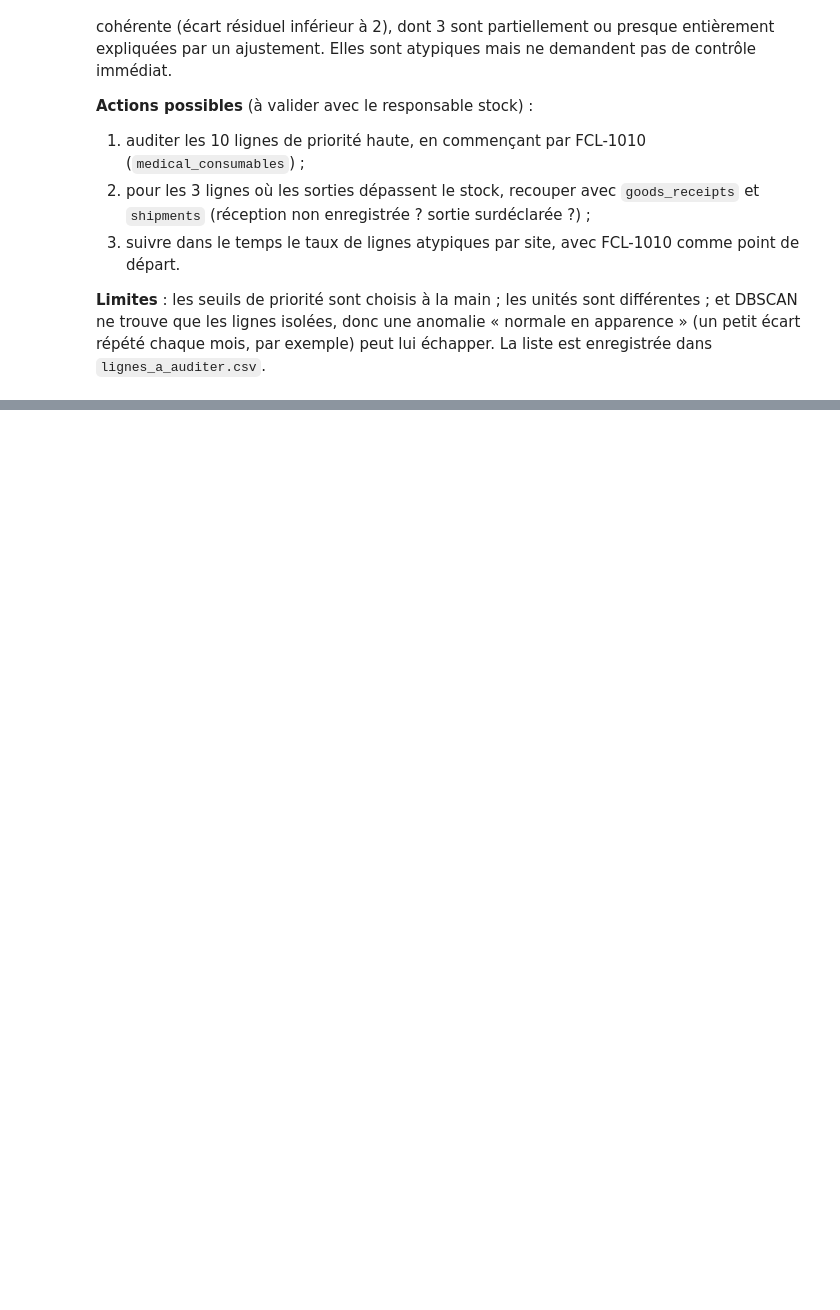
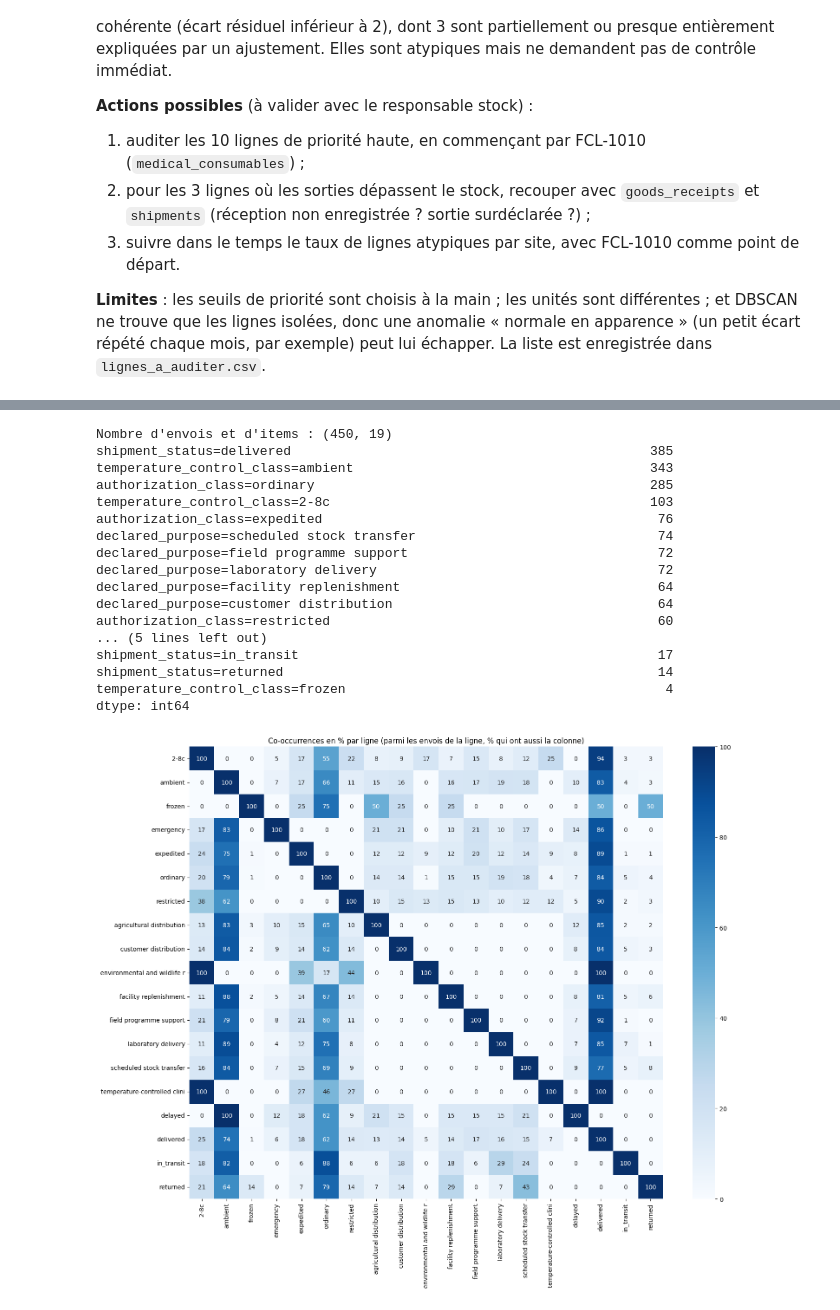
Before and after one commit to Sheik-info/20262027-UE-DataMining-Project, a Jupyter notebook: logistics.ipynb, the cells around one changed output, grey strips where cells are left out. Drawn from its saved outputs; the diff is of its cells as text; code cells hidden in the pictures; blank space fills up the shorter version.

```diff
--- a/logistics.ipynb
+++ b/logistics.ipynb
@@ -2212,0 +2226,41 @@ priorite
+# %%
+# variables qui decrivent un envoi
+colonnes_items = ['temperature_control_class', 'authorization_class',
+                  'declared_purpose', 'shipment_status']
+
+# one-hot : une colonne par "variable=valeur", 1 si l'envoi a cette valeur
+transactions = pd.get_dummies(df_shp[colonnes_items].astype(str), prefix_sep='=').astype(int)
+print("Nombre d'envois et d'items :", transactions.shape)
+# matrice de co-occurrences (item x item)
+cooc = transactions.T.dot(transactions)
+# nombre d'envois par item (la diagonale)
+print(pd.Series(np.diag(cooc), index=cooc.index).sort_values(ascending=False))
+# en pourcentage par ligne
+cooc_pct = cooc.div(np.diag(cooc), axis=0) * 100
+# noms plus courts pour le graphique (on garde seulement la valeur)
+noms = [c.split('=')[1][:28] for c in cooc_pct.columns]
+plt.figure(figsize=(16, 13))
+sns.heatmap(cooc_pct.values, annot=True, fmt='.0f', cmap='Blues',
+            xticklabels=noms, yticklabels=noms)
+plt.title('Co-occurrences en % par ligne (parmi les envois de la ligne, % qui ont aussi la colonne)')
+plt.tight_layout()
+plt.show()
+# %% [output]
+Nombre d'envois et d'items : (450, 19)
+shipment_status=delivered                                              385
+temperature_control_class=ambient                                      343
+authorization_class=ordinary                                           285
+temperature_control_class=2-8c                                         103
+authorization_class=expedited                                           76
+declared_purpose=scheduled stock transfer                               74
+declared_purpose=field programme support                                72
+declared_purpose=laboratory delivery                                    72
+declared_purpose=facility replenishment                                 64
+declared_purpose=customer distribution                                  64
+authorization_class=restricted                                          60
+... (5 lines left out)
+shipment_status=in_transit                                              17
+shipment_status=returned                                                14
+temperature_control_class=frozen                                         4
+dtype: int64
+[figure, added]
```
Also changed, not shown: parts of 16 cells of this notebook.
